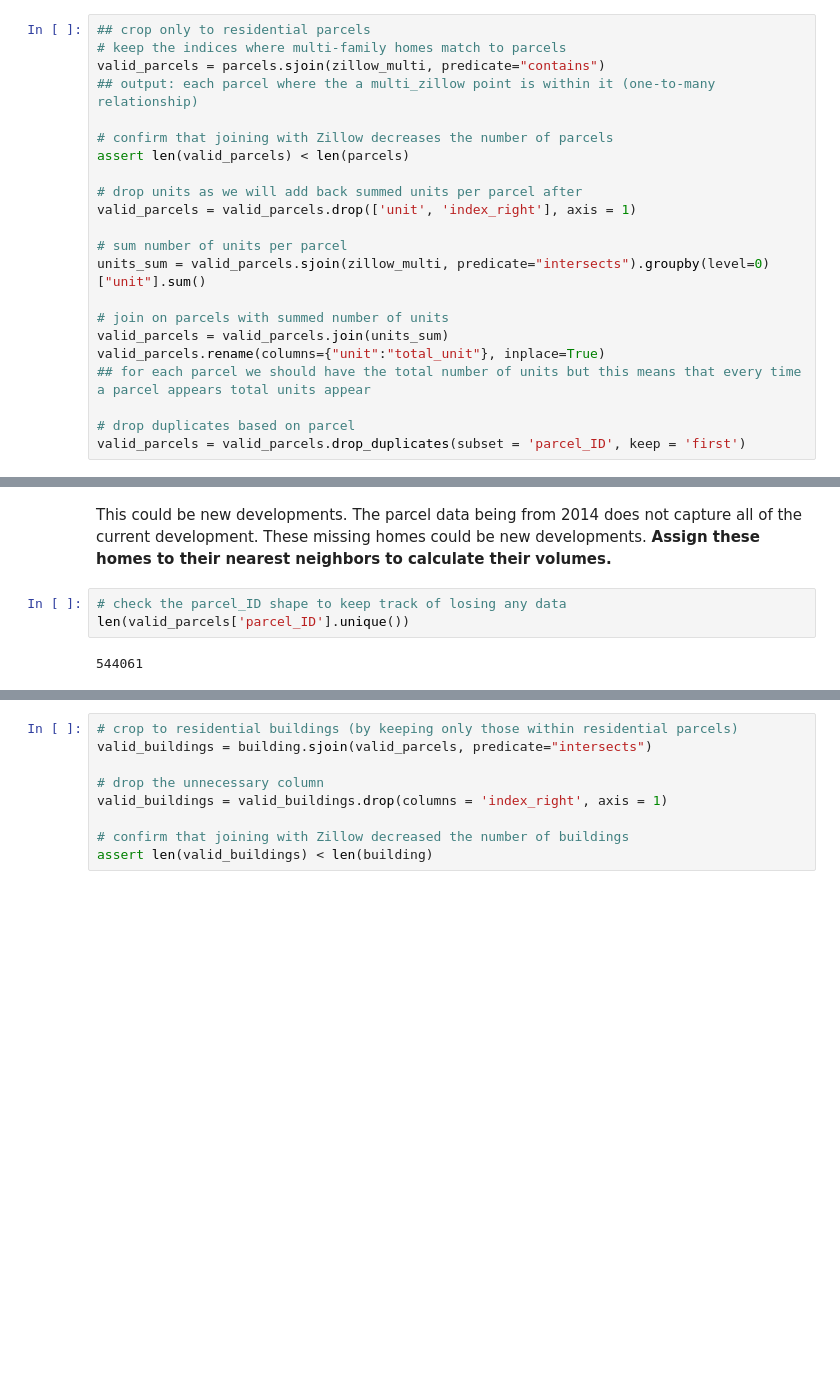
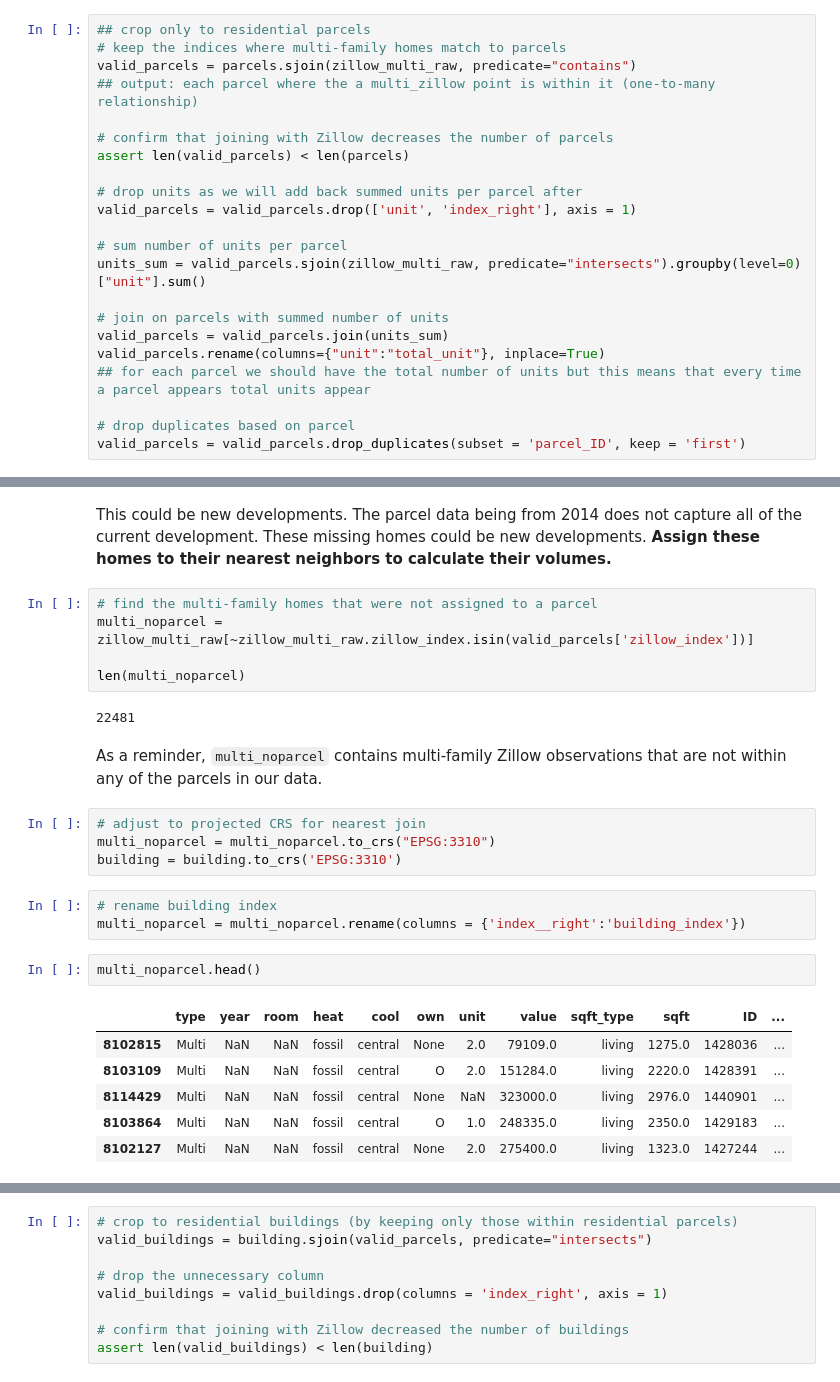
Before and after one commit to sofiiir/building-unit-regression, a Jupyter notebook: multi_unit_regression.ipynb, the cells around one changed output, grey strips where cells are left out. Cells and saved outputs as stored; diff of their text form; blank space fills up the shorter version.

Commit message:
Continue validation, fix area method

```diff
--- a/multi_unit_regression.ipynb
+++ b/multi_unit_regression.ipynb
@@ -126,7 +109,7 @@ Subset to parcels with multi-family homes.
 # %%
 ## crop only to residential parcels
 # keep the indices where multi-family homes match to parcels
-valid_parcels = parcels.sjoin(zillow_multi, predicate="contains")
+valid_parcels = parcels.sjoin(zillow_multi_raw, predicate="contains")
 ## output: each parcel where the a multi_zillow point is within it (one-to-many relationship)
 
 # confirm that joining with Zillow decreases the number of parcels
@@ -136,7 +119,7 @@ assert len(valid_parcels) < len(parcels)
 valid_parcels = valid_parcels.drop(['unit', 'index_right'], axis = 1)
 
 # sum number of units per parcel
-units_sum = valid_parcels.sjoin(zillow_multi, predicate="intersects").groupby(level=0)["unit"].sum()
+units_sum = valid_parcels.sjoin(zillow_multi_raw, predicate="intersects").groupby(level=0)["unit"].sum()
 
 # join on parcels with summed number of units
 valid_parcels = valid_parcels.join(units_sum)
@@ -161,8 +137,28 @@ We lose  21008 homes when assigning to parcels.
 # %% [markdown]
 This could be new developments. The parcel data being from 2014 does not capture all of the current development. These missing homes could be new developments.
 **Assign these homes to their nearest neighbors to calculate their volumes.**
-# %%
-# check the parcel_ID shape to keep track of losing any data
-len(valid_parcels['parcel_ID'].unique())
-# %% [output]
-544061
+# %%
+# find the multi-family homes that were not assigned to a parcel
+multi_noparcel = zillow_multi_raw[~zillow_multi_raw.zillow_index.isin(valid_parcels['zillow_index'])]
+
+len(multi_noparcel)
+# %% [output]
+22481
+# %% [markdown]
+As a reminder, `multi_noparcel` contains multi-family Zillow observations that are not within any of the parcels in our data.
+# %%
+# adjust to projected CRS for nearest join
+multi_noparcel = multi_noparcel.to_crs("EPSG:3310")
+building = building.to_crs('EPSG:3310')
+# %%
+# rename building index
+multi_noparcel = multi_noparcel.rename(columns = {'index__right':'building_index'})
+# %%
+multi_noparcel.head()
+# %% [output]
+|  | type | year | room | heat | cool | own | unit | value | sqft_type | sqft | ID | ... |
+| 8102815 | Multi | NaN | NaN | fossil | central | None | 2.0 | 79109.0 | living | 1275.0 | 1428036 | ... |
+| 8103109 | Multi | NaN | NaN | fossil | central | O | 2.0 | 151284.0 | living | 2220.0 | 1428391 | ... |
+| 8114429 | Multi | NaN | NaN | fossil | central | None | NaN | 323000.0 | living | 2976.0 | 1440901 | ... |
+| 8103864 | Multi | NaN | NaN | fossil | central | O | 1.0 | 248335.0 | living | 2350.0 | 1429183 | ... |
+| 8102127 | Multi | NaN | NaN | fossil | central | None | 2.0 | 275400.0 | living | 1323.0 | 1427244 | ... |
```
Also changed, not shown: parts of 78 cells of this notebook, 1 other file.
